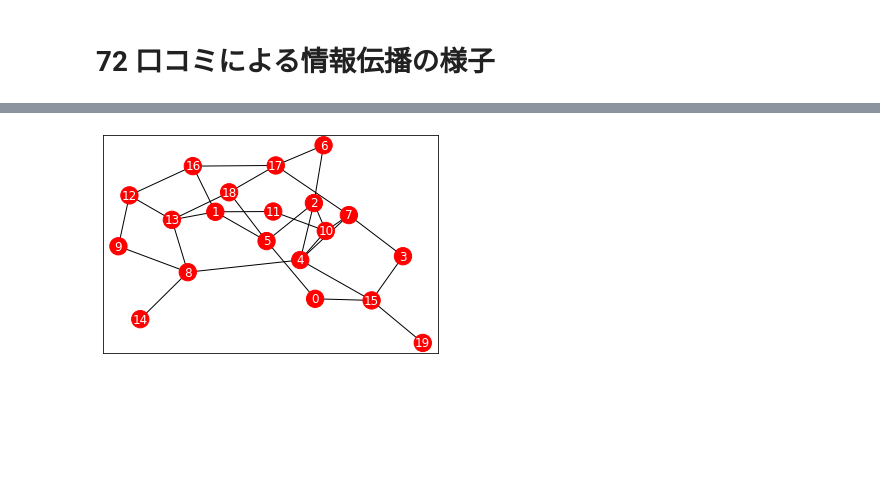
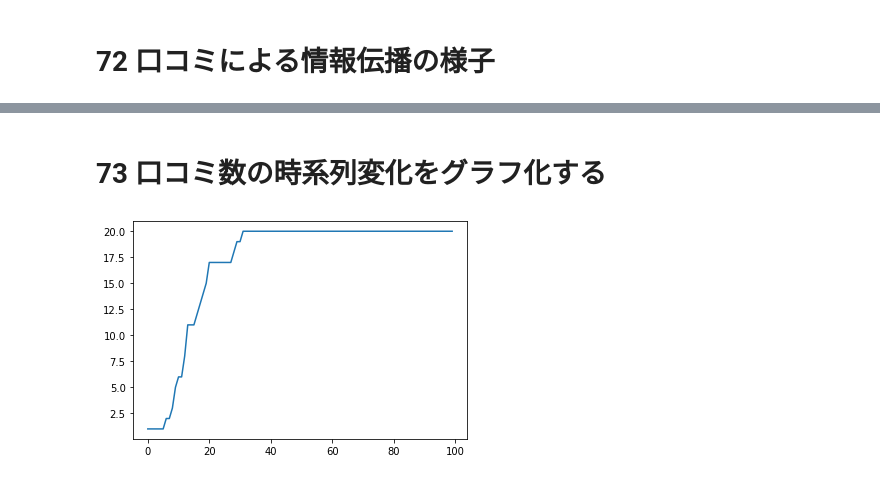
Before and after one commit to letitride/PandasDataAnalyze, a Jupyter notebook: chapter08/ch08.ipynb, the cells around one changed output, grey strips where cells are left out. Cells and saved outputs as stored; diff of their text form; code cells hidden in the pictures; blank space fills up the shorter version.

```diff
--- a/chapter08/ch08.ipynb
+++ b/chapter08/ch08.ipynb
@@ -94,6 +94,11 @@ plt.show()
-# %%
-t = 99
-nx.draw_networkx(G, font_color="w", node_color=active_node_coloring(list_timeSeries[t]))
-plt.show()
-# %% [output]
-[figure, removed]
+# %% [markdown]
+# 73 口コミ数の時系列変化をグラフ化する
+# %%
+list_timeSeries_num = []
+for i in range(len(list_timeSeries)):
+    list_timeSeries_num.append(sum(list_timeSeries[i]))
+
+plt.plot(list_timeSeries_num)
+plt.show()
+# %% [output]
+[figure, added]
```
Also changed, not shown: parts of 2 cells of this notebook.
